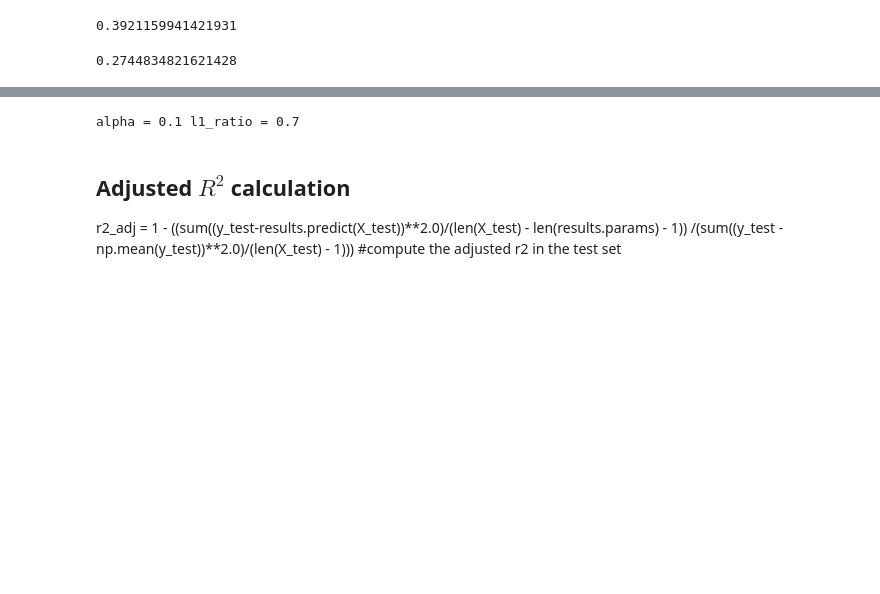
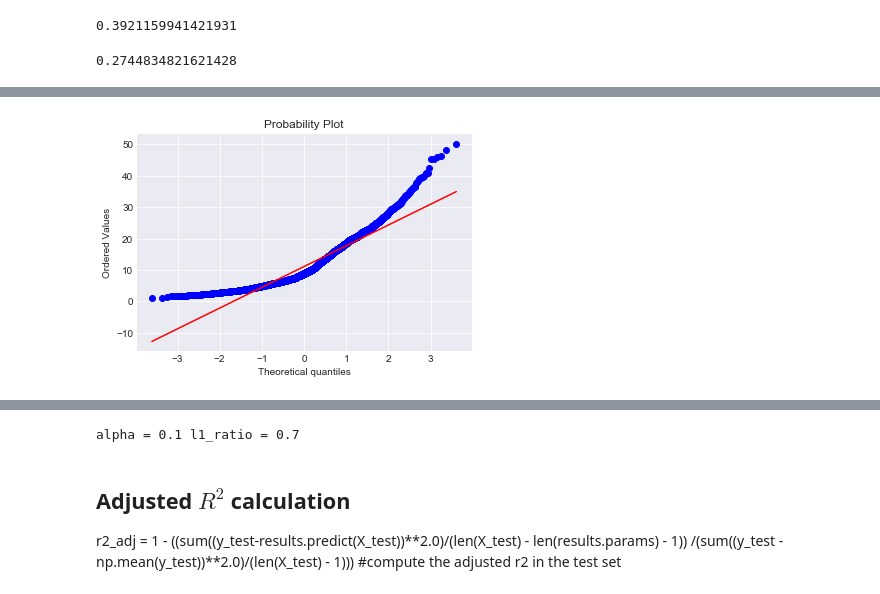
Before and after one commit to ttrumbly/Kiva_Microloans, a Jupyter notebook: Project_2_Kiva_Data_current.ipynb, the cells around one changed output, grey strips where cells are left out. Saved outputs shown, nothing was run; the diff lists cells and outputs as text; code cells hidden in the pictures; blank space fills up the shorter version.

```diff
--- a/Project_2_Kiva_Data_current.ipynb
+++ b/Project_2_Kiva_Data_current.ipynb
@@ -456,0 +514,4 @@ array([2.35668157, 3.33894748, 2.92540494, ..., 2.46832039, 2.73409149,
+# %%
+stats.probplot(data['pred_trans'], dist='norm', plot=plt);
+# %% [output]
+[figure, added]
```
Also changed, not shown: parts of 38 cells of this notebook, 3 other files.
